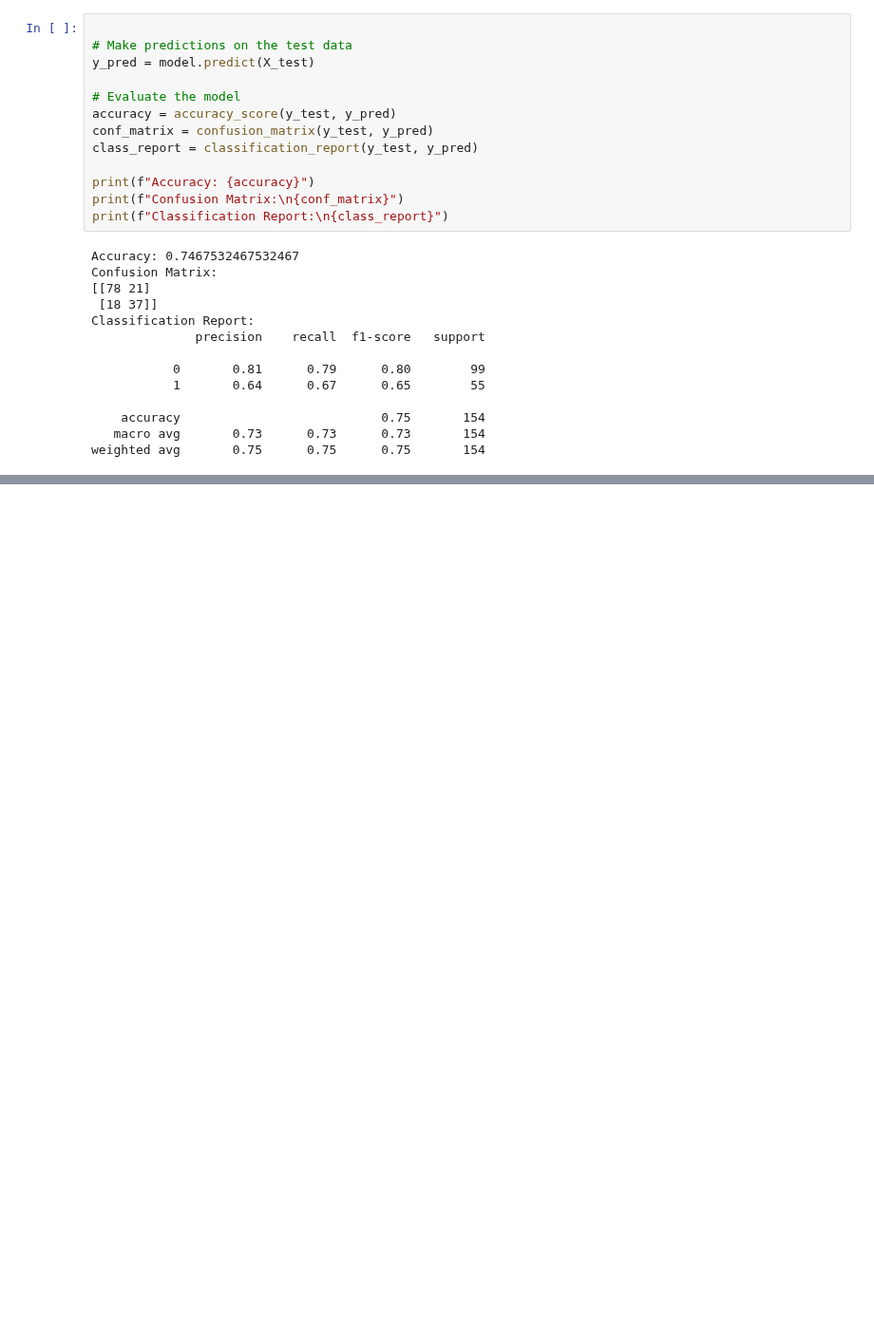
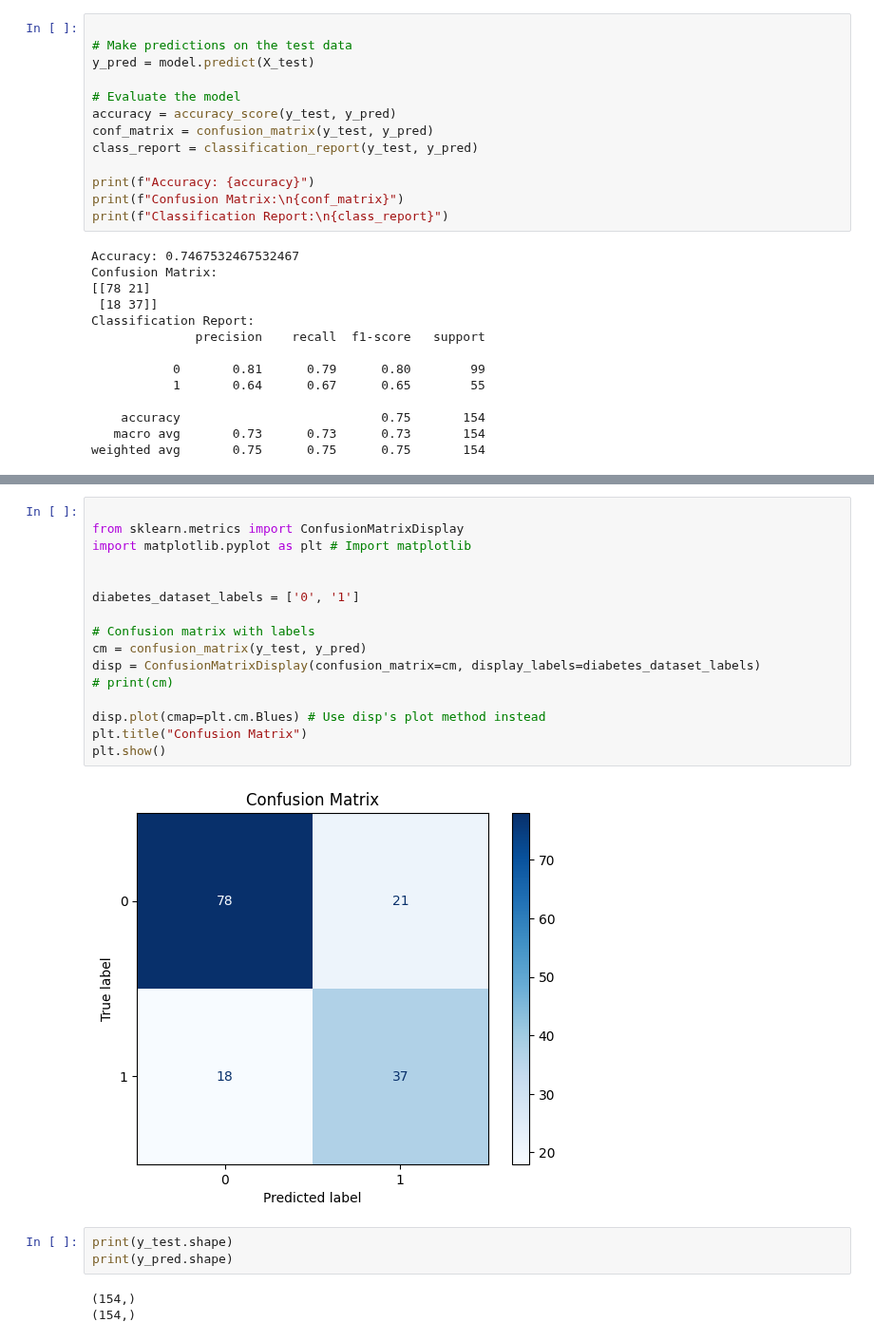
Before and after one commit to anumit-web/scikit-learn-1, a Jupyter notebook: Scikit_learn_2.ipynb, the cells around one changed output, grey strips where cells are left out. Shown at 95% size. Cells and saved outputs as stored; diff of their text form; blank space fills up the shorter version.

```diff
--- a/Scikit_learn_2.ipynb
+++ b/Scikit_learn_2.ipynb
@@ -174,0 +218,24 @@ weighted avg       0.75      0.75      0.75       154
+# %%
+
+from sklearn.metrics import ConfusionMatrixDisplay
+import matplotlib.pyplot as plt # Import matplotlib
+
+
+diabetes_dataset_labels = ['0', '1']
+
+# Confusion matrix with labels
+cm = confusion_matrix(y_test, y_pred)
+disp = ConfusionMatrixDisplay(confusion_matrix=cm, display_labels=diabetes_dataset_labels)
+# print(cm)
+
+disp.plot(cmap=plt.cm.Blues) # Use disp's plot method instead
+plt.title("Confusion Matrix")
+plt.show()
+# %% [output]
+[figure, added]
+# %%
+print(y_test.shape)
+print(y_pred.shape)
+# %% [output]
+(154,)
+(154,)
```
Also changed, not shown: parts of 9 cells of this notebook.
